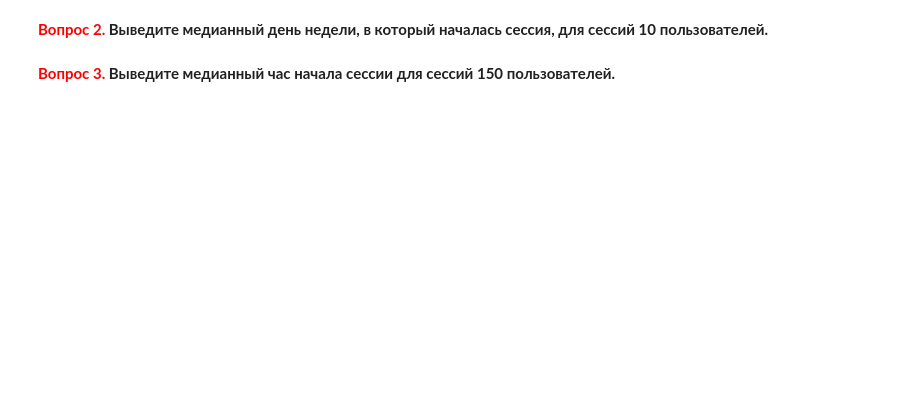
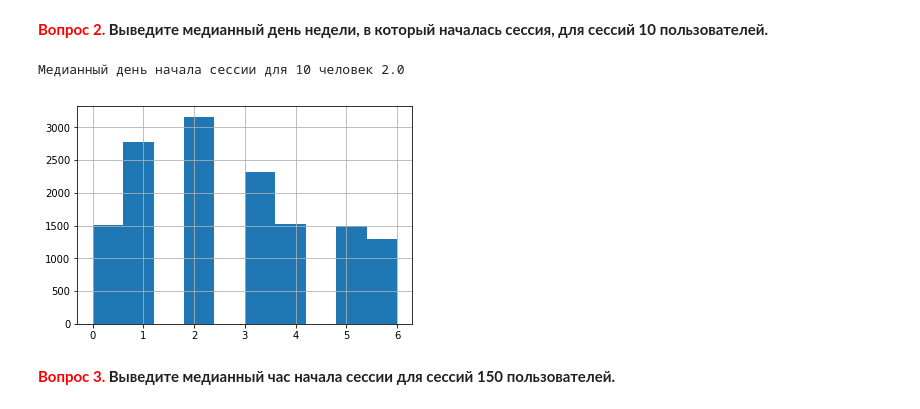
Before and after one commit to n-surkov/coursera_ml, a Jupyter notebook: solution/week3_visual_analysis_and_fe.ipynb, the cells around one changed output. Cells and saved outputs as stored; diff of their text form; code cells hidden in the pictures; blank space fills up the shorter version.

```diff
--- a/solution/week3_visual_analysis_and_fe.ipynb
+++ b/solution/week3_visual_analysis_and_fe.ipynb
@@ -212,2 +198,8 @@ with open(os.path.join(PATH_TO_DATA,
+# %%
+train_data_10users['day_of_week'].hist()
+print('Медианный день начала сессии для 10 человек {}'.format(train_data_10users['day_of_week'].median()))
+# %% [output]
+Медианный день начала сессии для 10 человек 2.0
+[figure, added]
 # %% [markdown]
 **<font color='red'>Вопрос 3. </font>Выведите медианный час начала сессии для сессий 150 пользователей.**
```
Also changed, not shown: parts of 20 cells of this notebook.
